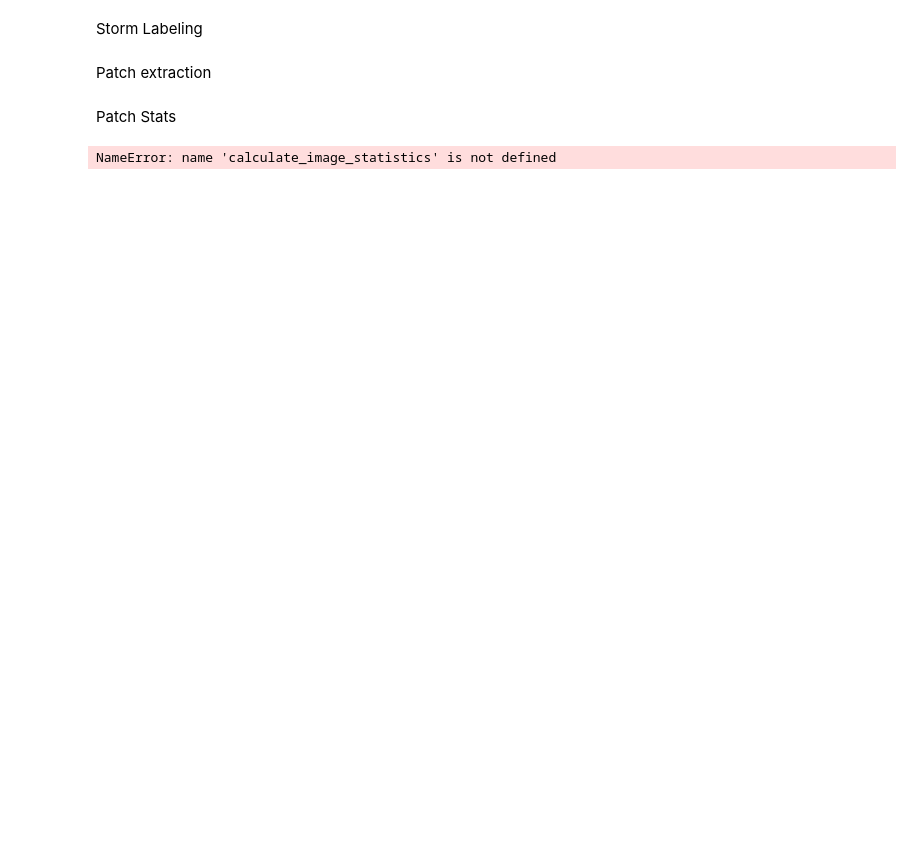
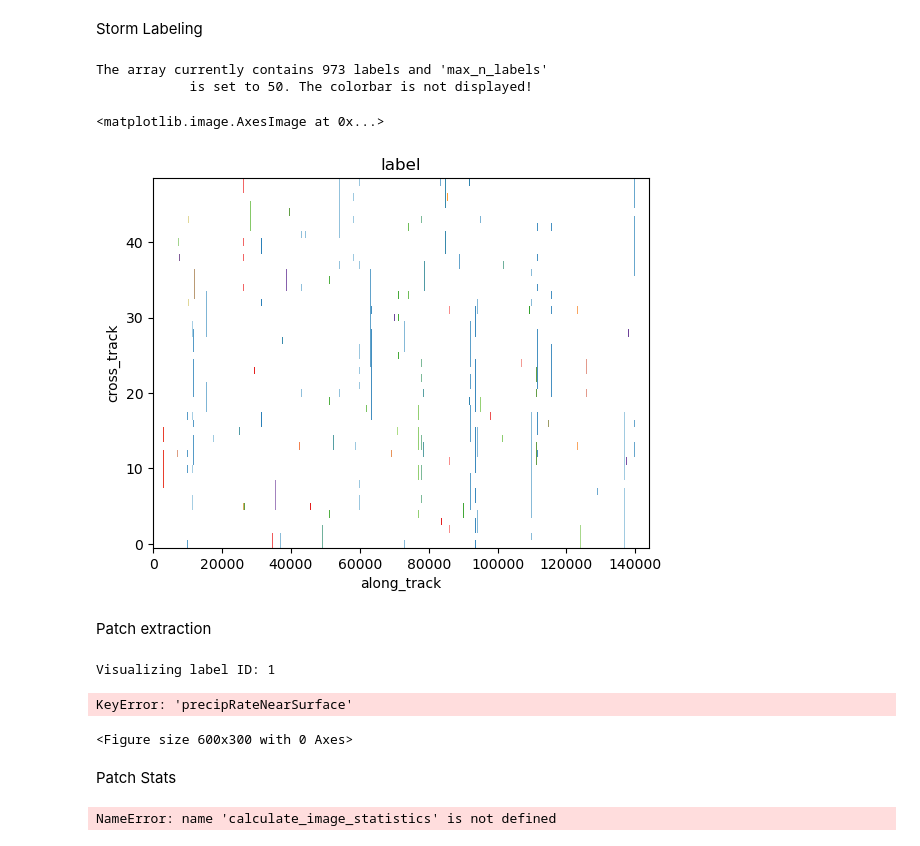
Before and after one commit to shadyagamal/gpm_storm, a Jupyter notebook: analysis/1.ipynb, the cells around one changed output. Drawn from its saved outputs; the diff is of its cells as text; code cells hidden in the pictures; blank space fills up the shorter version.

Commit message:
Modification of feature extraction code

```diff
--- a/analysis/1.ipynb
+++ b/analysis/1.ipynb
@@ -12,8 +21,8 @@ from gpm.io.local import get_local_filepaths
 # Download data
 ## Time period & Product info
 # %%
-start_time = datetime.datetime.strptime("2020-07-22 05:00:00", "%Y-%m-%d %H:%M:%S")
-end_time = datetime.datetime.strptime("2020-07-22 12:00:00", "%Y-%m-%d %H:%M:%S")
+start_time = datetime.datetime.strptime("2023-08-20 20:00:00", "%Y-%m-%d %H:%M:%S")
+end_time = datetime.datetime.strptime("2023-08-22 00:00:00", "%Y-%m-%d %H:%M:%S")
 
 product = "2A-DPR"  # GPM DPR Level 2A product (Dual-frequency Precipitation Radar)
 product_type = "RS"
@@ -56,11 +73,12 @@ Load data files
 # %%
 ds = gpm.open_dataset(
-    product=product,
-    product_type=product_type,
-    version=version,
-    start_time=start_time,
-    end_time=end_time,
-)
-ds
+        product=product,
+        product_type=product_type,
+        version=version,
+        start_time=start_time,
+        end_time=end_time,
+        variables=variables,
+        prefix_group=False,
+    )
 # %% [output]
 'scan_mode' has not been specified. Default to FS.
@@ -84,7 +105,7 @@ Coordinates: (12/16)
 # %% [markdown]
 Storm Labeling
 # %%
-min_value_threshold = 0.05
+min_value_threshold = 1
 max_value_threshold = np.inf
 min_area_threshold = 5
 max_area_threshold = np.inf
@@ -104,6 +125,14 @@ xr_obj = da.ximage.label(
     sort_decreasing=sort_decreasing,
     label_name=label_name,
 )
+# %%
+# Plot full label array
+xr_obj[label_name].ximage.plot_labels()
+# %% [output]
+The array currently contains 973 labels and 'max_n_labels'
+            is set to 50. The colorbar is not displayed!
+<matplotlib.image.AxesImage at 0x...>
+[figure, added]
 # %% [markdown]
 Patch extraction
 # %%
@@ -115,6 +144,47 @@ labels_id = None
 n_labels = None
 centered_on = "label_bbox"
 padding = 0
+# %%
+import matplotlib.pyplot as plt
+
+# Set patch extraction parameters
+patch_size = (49, 20)
+label_name = "label"
+variable = "precipRateNearSurface"
+
+# Define the patch generator
+patch_gen = xr_obj.ximage.label_patches(
+    label_name=label_name,
+    patch_size=patch_size,
+    variable=variable,
+    n_patches=1,  # Extract just one patch for visualization
+    n_labels=None,
+    labels_id=None,
+    highlight_label_id=False,
+    padding=0,
+    centered_on="label_bbox",
+    partitioning_method=None,
+)
+
+# Convert generator to a list to access the first patch
+list_da = list(patch_gen)
+
+# Ensure at least one patch was extracted
+if len(list_da) > 0:
+    label_id, da = list_da[0]  # Get the first patch
+    print(f"Visualizing label ID: {label_id}")
+
+    # Plot the extracted patch
+    plt.figure(figsize=(6, 3))
+    da[variable].plot.imshow(cmap="Blues", add_colorbar=True)
+    plt.title(f"Patch for Label ID: {label_id}")
+    plt.show()
+else:
+    print("No patches were extracted.")
+# %% [output]
+Visualizing label ID: 1
+KeyError: 'precipRateNearSurface'
+<Figure size 600x300 with 0 Axes>
 # %%
 label_isel_dict = xr_obj.ximage.label_patches_isel_dicts(
     label_name=label_name,
```
Also changed, not shown: parts of 7 cells of this notebook.
